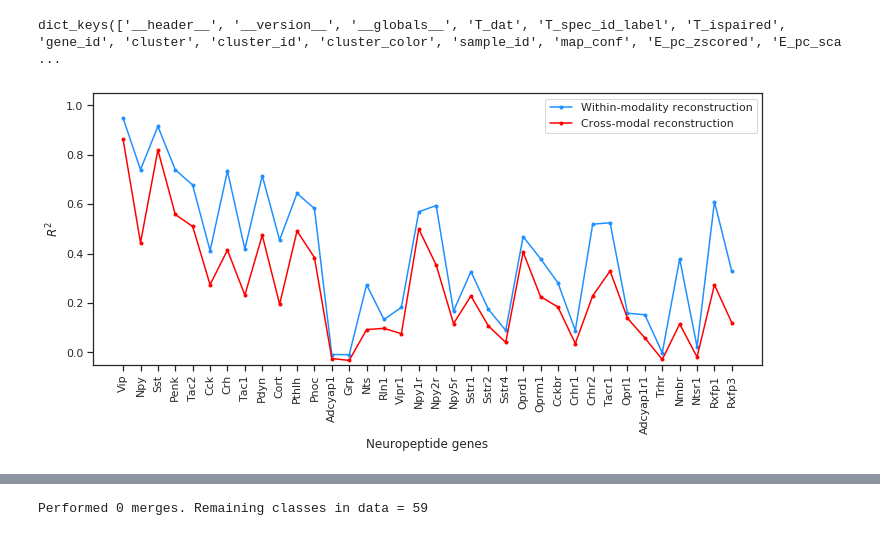
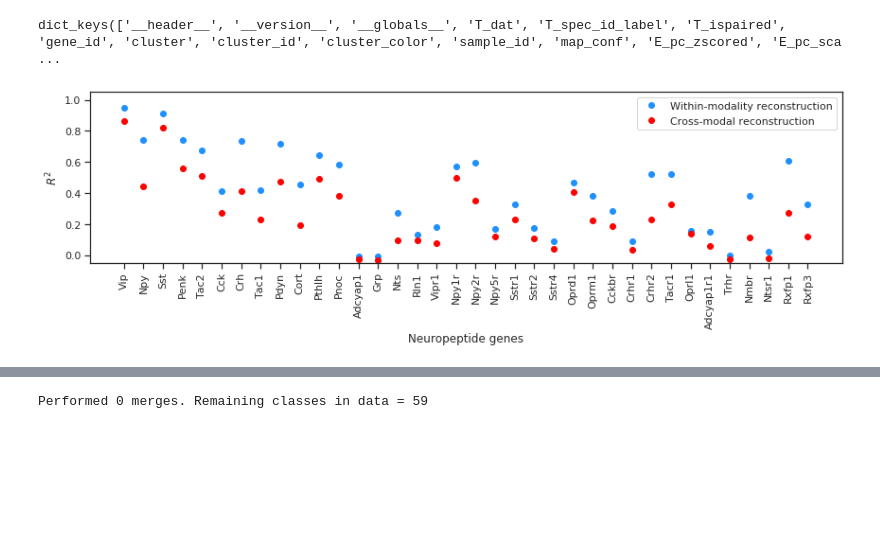
Before and after one commit to AllenInstitute/coupledAE-patchseq, a Jupyter notebook: analysis_reconstructions.ipynb, the cells around one changed output, grey strips where cells are left out. Cells and saved outputs as stored; diff of their text form; code cells hidden in the pictures; blank space fills up the shorter version.

```diff
--- a/analysis_reconstructions.ipynb
+++ b/analysis_reconstructions.ipynb
@@ -13,7 +14,9 @@ sns.set_style('ticks',{'axes.grid' : False})
 representation_pth = '/home/rohan/Remote-AI/dat/result/TE_aug_decoders/'
 gmm_pth = '/home/rohan/Remote-AI/dat/result/TE_aug_decoders/gmm_fits_us/'
 origdata_pth = '/home/rohan/Remote-AI/dat/raw/patchseq-v4/PS_v5_beta_0-4_pc_scaled_ipxf_eqTE.mat'
+E_names_file = '/home/rohan/Dropbox/AllenInstitute/CellTypes/dat/raw/patchseq-v4/E_names.json'
 O = sio.loadmat(origdata_pth,squeeze_me=True)
+
 
 #Representations
 alpha_T=1.0
@@ -94,22 +97,26 @@ dict_keys(['__header__', '__version__', '__globals__', 'T_dat', 'T_spec_id_label
 # %%
 O['E_dat']=np.concatenate([O['E_pc_scaled'],O['E_feature']],axis = 1)
 O['E_names']=np.concatenate([O['pc_name'],O['feature_name']],axis = 0)
+with open(E_names_file) as f:
+    temp = json.load(f)
+O['E_names'] = np.array([temp[i] for i in O['E_names']])
 # %%
-fig = plt.figure(figsize=(12,5))
+fig = plt.figure(figsize=(12,4))
 mse_T_to_T = np.mean((O['T_dat'][val_ind,:] - XrT)**2,axis=0)/np.var(O['T_dat'][val_ind,:],axis=0)
 mse_E_to_T = np.mean((O['T_dat'][val_ind,:] - XrT_from_XE)**2,axis=0)/np.var(O['T_dat'][val_ind,:],axis=0)
-plt.plot(np.arange(len(genes_found)), 1 - mse_T_to_T[gene_inds],'.-',color='dodgerblue',label='Within-modality reconstruction')
-plt.plot(np.arange(len(genes_found)), 1 - mse_E_to_T[gene_inds],'.-',color='red',label='Cross-modal reconstruction')
+plt.plot(np.arange(len(genes_found)), 1 - mse_T_to_T[gene_inds],'o',color='dodgerblue',label='Within-modality reconstruction')
+plt.plot(np.arange(len(genes_found)), 1 - mse_E_to_T[gene_inds],'o',color='red',label='Cross-modal reconstruction')
 plt.legend()
 ax = plt.gca()
 ax.set_ylabel(r'$R^2$')
 ax.set_xlabel('Neuropeptide genes')
 ax.set_ylim(-0.05,1.05)
 ax.set_xticks(np.arange(len(genes_found)))
 ax.set_xticklabels(genes_found,rotation=90)
-plt.show()
+plt.tight_layout()
+plt.savefig('/home/rohan/Dropbox/AllenInstitute/CellTypes/doc/Patchseq_NM_2020/R2_NPP_genes.png',dpi=300)
 # %% [output]
-[figure, old version]
+[figure, new version]
 # %%
 fig = plt.figure(figsize=(15,5))
 mse_E_to_E = np.nanmean((O['E_dat'][val_ind,:] - XrE)**2,axis=0)/np.nanvar(O['E_dat'][val_ind,:],axis=0)
```
Also changed, not shown: parts of 8 cells of this notebook, 7 other files.
